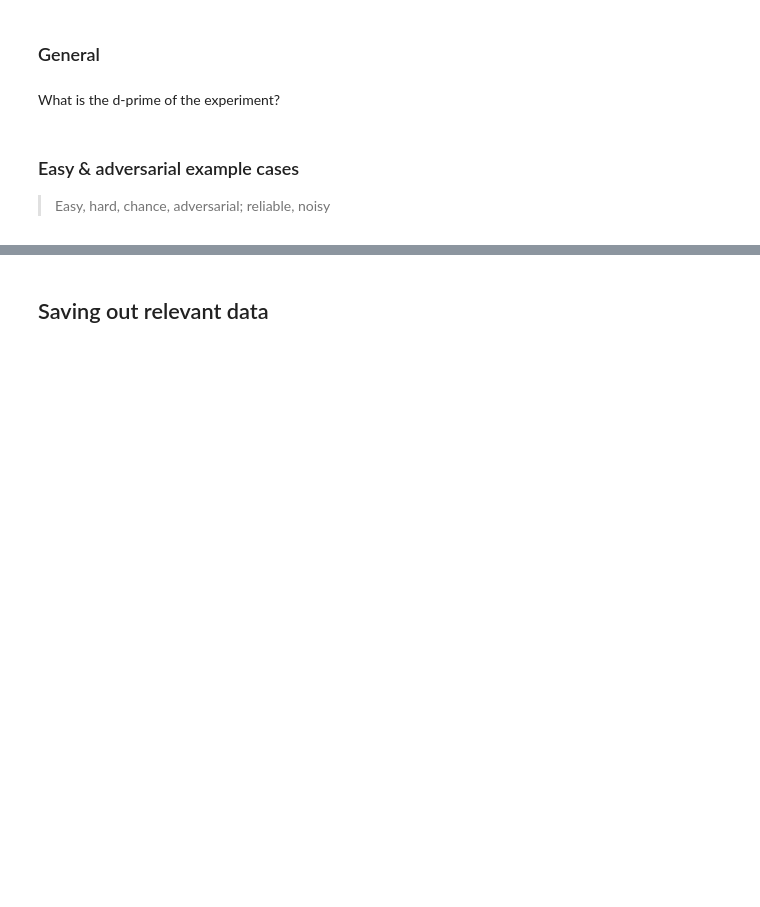
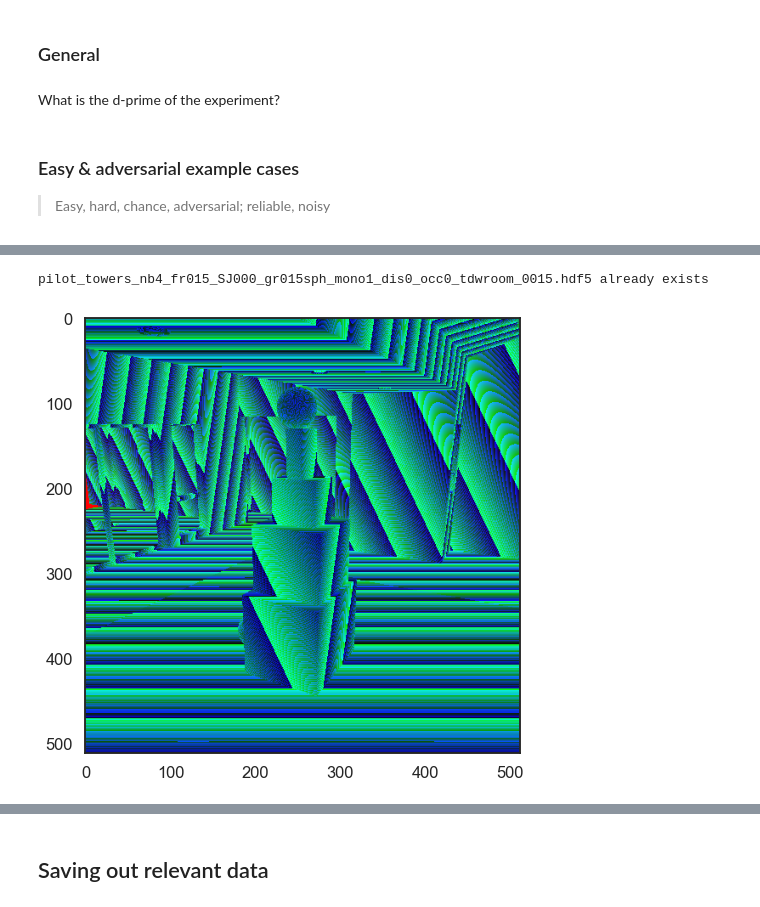
Before and after one commit to cogtoolslab/physics-benchmarking-neurips2021, a Jupyter notebook: analysis/stimulus_plots.ipynb, the cells around one changed output, grey strips where cells are left out. Saved outputs shown, nothing was run; the diff lists cells and outputs as text; code cells hidden in the pictures; blank space fills up the shorter version.

```diff
--- a/analysis/stimulus_plots.ipynb
+++ b/analysis/stimulus_plots.ipynb
@@ -281,3 +398,13 @@ What is the d-prime of the experiment?
+# %%
+hdf5s = download_stims(selection[0:1], 'hdf5')
+arr = get_frame_hdf5(hdf5s[0], 100, imkey='_depth')
+# arr = np.stack([arr[...,c] for c in [2,1,0]], -1)
+fig, axes = plt.subplots(1, figsize=(8,8))
+axes.imshow(arr)
+plt.show()
+# %% [output]
+pilot_towers_nb4_fr015_SJ000_gr015sph_mono1_dis0_occ0_tdwroom_0015.hdf5 already exists
+[figure, added]
 # %%
 num_stims = 3
 
```
Also changed, not shown: parts of 12 cells of this notebook.
